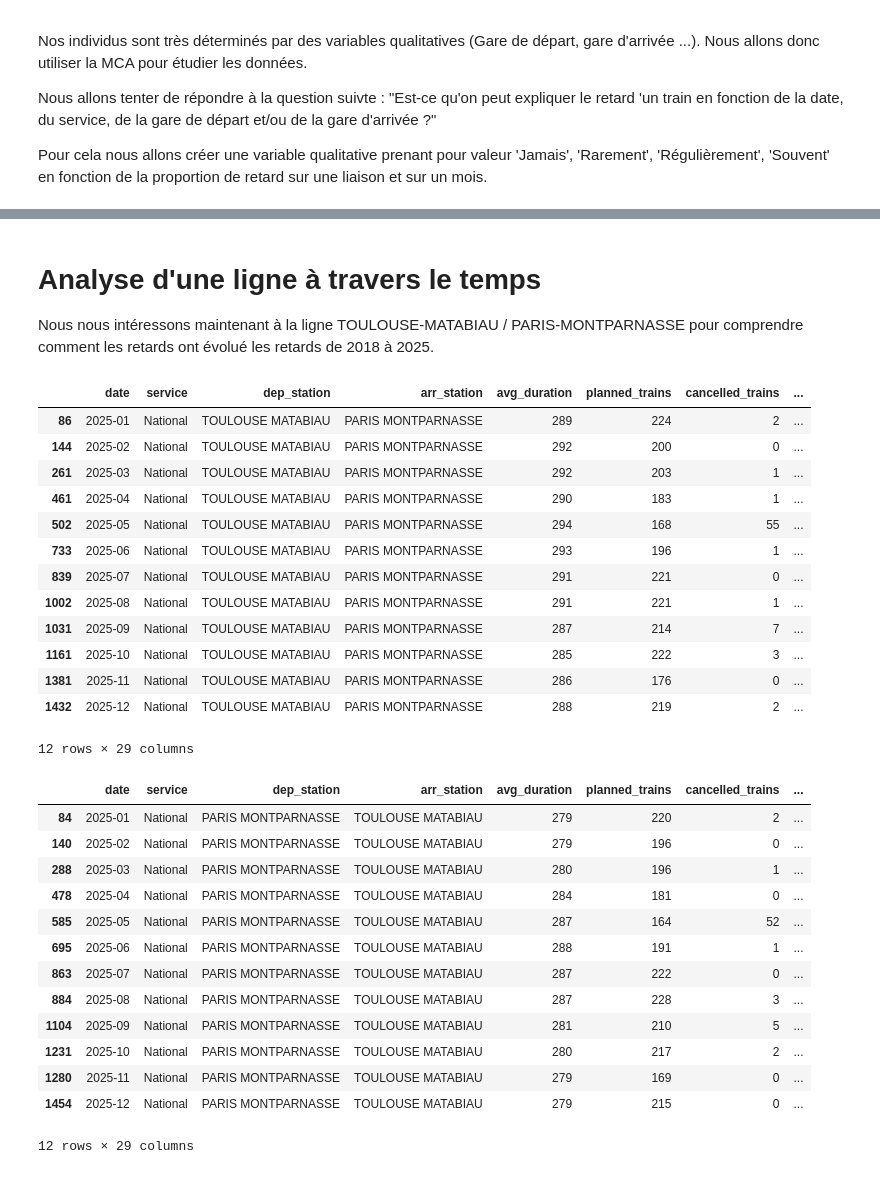
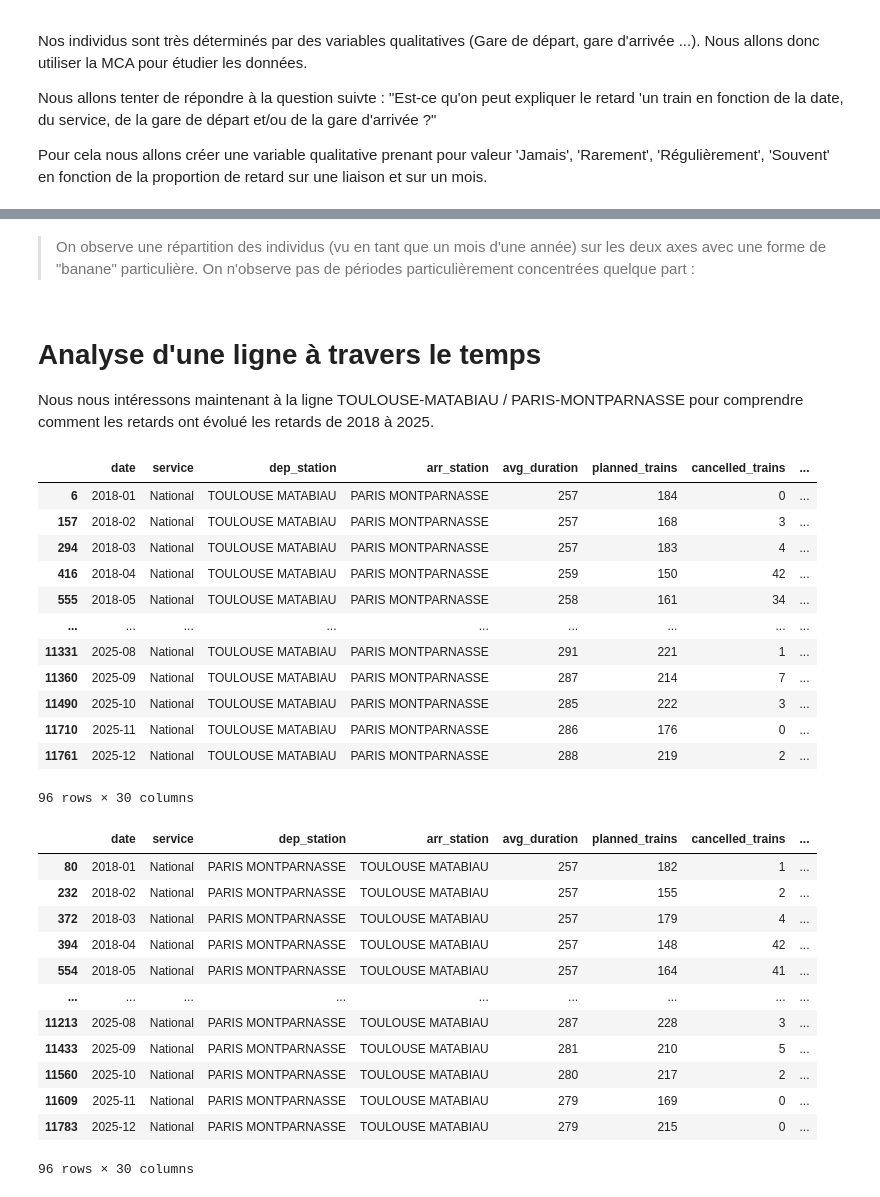
Before and after one commit to Clara-Lst/Projet_AD, a Jupyter notebook: AD-projet-python_FMA-Alex.ipynb, the cells around one changed output, grey strips where cells are left out. Cells and saved outputs as stored; diff of their text form; code cells hidden in the pictures.

Commit message:
AC sur les mois et années

```diff
--- a/AD-projet-python_FMA-Alex.ipynb
+++ b/AD-projet-python_FMA-Alex.ipynb
@@ -101,7 +101,7 @@ Chaque individu représente un mois, pour lesquels on observe 23 variables
 | 21 | pct_station | Pourcentage de retard pour causes... |
 | 22 | pct_passengers | Pourcentage de retard pour causes... |
 # %%
-data = pd.read_excel('regularite-mensuelle-tgv-aqst.ods',engine='odf')
+data = pd.read_excel('regularite-mensuelle-tgv-aqst_full.ods',engine='odf')
 data = data.rename(columns=short_names)
 
 
@@ -693,3 +521,5 @@ plt.show()
+# %% [markdown]
+> On observe une répartition des individus (vu en tant que un mois d'une année) sur les deux axes avec une forme de "banane" particulière. On n'observe pas de périodes particulièrement concentrées quelque part :
 # %% [markdown]
 # Analyse d'une ligne à travers le temps
 
@@ -697,44 +527,43 @@ Nous nous intéressons maintenant à la ligne TOULOUSE-MATABIAU / PARIS-MONTPARN
 # %%
 #FMA sur la ligne TOULOUSE-MATABIAU => PARIS-MONTPARNASSE au travers des années
 
 #tableau des individus contenant TOULOUSE-MATABIAU et PARIS-MONTPARNASSE
 toulouse_paris = data[
     ((data['dep_station'] == 'TOULOUSE MATABIAU') & (data['arr_station'] == 'PARIS MONTPARNASSE')) |
     ((data['dep_station'] == 'PARIS MONTPARNASSE') & (data['arr_station'] == 'TOULOUSE MATABIAU'))
 ]
+toulouse_paris['year'] = toulouse_paris['date'].str[:4]
 
 # Séparer par sens de circulation
 toulouse_to_paris = data[(data['dep_station'] == 'TOULOUSE MATABIAU') & (data['arr_station'] == 'PARIS MONTPARNASSE')]
 paris_to_toulouse = data[(data['dep_station'] == 'PARIS MONTPARNASSE') & (data['arr_station'] == 'TOULOUSE MATABIAU')]
 
 display(toulouse_to_paris)
 display(paris_to_toulouse)
 # %% [output]
 |  | date | service | dep_station | arr_station | avg_duration | planned_trains | cancelled_trains | ... |
-| 86 | 2025-01 | National | TOULOUSE MATABIAU | PARIS MONTPARNASSE | 289 | 224 | 2 | ... |
-| 144 | 2025-02 | National | TOULOUSE MATABIAU | PARIS MONTPARNASSE | 292 | 200 | 0 | ... |
-| 261 | 2025-03 | National | TOULOUSE MATABIAU | PARIS MONTPARNASSE | 292 | 203 | 1 | ... |
-| 461 | 2025-04 | National | TOULOUSE MATABIAU | PARIS MONTPARNASSE | 290 | 183 | 1 | ... |
-| 502 | 2025-05 | National | TOULOUSE MATABIAU | PARIS MONTPARNASSE | 294 | 168 | 55 | ... |
-| 733 | 2025-06 | National | TOULOUSE MATABIAU | PARIS MONTPARNASSE | 293 | 196 | 1 | ... |
-| 839 | 2025-07 | National | TOULOUSE MATABIAU | PARIS MONTPARNASSE | 291 | 221 | 0 | ... |
-| 1002 | 2025-08 | National | TOULOUSE MATABIAU | PARIS MONTPARNASSE | 291 | 221 | 1 | ... |
-| 1031 | 2025-09 | National | TOULOUSE MATABIAU | PARIS MONTPARNASSE | 287 | 214 | 7 | ... |
-| 1161 | 2025-10 | National | TOULOUSE MATABIAU | PARIS MONTPARNASSE | 285 | 222 | 3 | ... |
-| 1381 | 2025-11 | National | TOULOUSE MATABIAU | PARIS MONTPARNASSE | 286 | 176 | 0 | ... |
-| 1432 | 2025-12 | National | TOULOUSE MATABIAU | PARIS MONTPARNASSE | 288 | 219 | 2 | ... |
+| 6 | 2018-01 | National | TOULOUSE MATABIAU | PARIS MONTPARNASSE | 257 | 184 | 0 | ... |
+| 157 | 2018-02 | National | TOULOUSE MATABIAU | PARIS MONTPARNASSE | 257 | 168 | 3 | ... |
+| 294 | 2018-03 | National | TOULOUSE MATABIAU | PARIS MONTPARNASSE | 257 | 183 | 4 | ... |
+| 416 | 2018-04 | National | TOULOUSE MATABIAU | PARIS MONTPARNASSE | 259 | 150 | 42 | ... |
+| 555 | 2018-05 | National | TOULOUSE MATABIAU | PARIS MONTPARNASSE | 258 | 161 | 34 | ... |
+| ... | ... | ... | ... | ... | ... | ... | ... | ... |
+| 11331 | 2025-08 | National | TOULOUSE MATABIAU | PARIS MONTPARNASSE | 291 | 221 | 1 | ... |
+| 11360 | 2025-09 | National | TOULOUSE MATABIAU | PARIS MONTPARNASSE | 287 | 214 | 7 | ... |
+| 11490 | 2025-10 | National | TOULOUSE MATABIAU | PARIS MONTPARNASSE | 285 | 222 | 3 | ... |
+| 11710 | 2025-11 | National | TOULOUSE MATABIAU | PARIS MONTPARNASSE | 286 | 176 | 0 | ... |
+| 11761 | 2025-12 | National | TOULOUSE MATABIAU | PARIS MONTPARNASSE | 288 | 219 | 2 | ... |
-12 rows × 29 columns
+96 rows × 30 columns
 |  | date | service | dep_station | arr_station | avg_duration | planned_trains | cancelled_trains | ... |
-| 84 | 2025-01 | National | PARIS MONTPARNASSE | TOULOUSE MATABIAU | 279 | 220 | 2 | ... |
-| 140 | 2025-02 | National | PARIS MONTPARNASSE | TOULOUSE MATABIAU | 279 | 196 | 0 | ... |
-| 288 | 2025-03 | National | PARIS MONTPARNASSE | TOULOUSE MATABIAU | 280 | 196 | 1 | ... |
-| 478 | 2025-04 | National | PARIS MONTPARNASSE | TOULOUSE MATABIAU | 284 | 181 | 0 | ... |
-| 585 | 2025-05 | National | PARIS MONTPARNASSE | TOULOUSE MATABIAU | 287 | 164 | 52 | ... |
-| 695 | 2025-06 | National | PARIS MONTPARNASSE | TOULOUSE MATABIAU | 288 | 191 | 1 | ... |
-| 863 | 2025-07 | National | PARIS MONTPARNASSE | TOULOUSE MATABIAU | 287 | 222 | 0 | ... |
-| 884 | 2025-08 | National | PARIS MONTPARNASSE | TOULOUSE MATABIAU | 287 | 228 | 3 | ... |
-| 1104 | 2025-09 | National | PARIS MONTPARNASSE | TOULOUSE MATABIAU | 281 | 210 | 5 | ... |
-| 1231 | 2025-10 | National | PARIS MONTPARNASSE | TOULOUSE MATABIAU | 280 | 217 | 2 | ... |
-| 1280 | 2025-11 | National | PARIS MONTPARNASSE | TOULOUSE MATABIAU | 279 | 169 | 0 | ... |
-| 1454 | 2025-12 | National | PARIS MONTPARNASSE | TOULOUSE MATABIAU | 279 | 215 | 0 | ... |
+| 80 | 2018-01 | National | PARIS MONTPARNASSE | TOULOUSE MATABIAU | 257 | 182 | 1 | ... |
+| 232 | 2018-02 | National | PARIS MONTPARNASSE | TOULOUSE MATABIAU | 257 | 155 | 2 | ... |
+| 372 | 2018-03 | National | PARIS MONTPARNASSE | TOULOUSE MATABIAU | 257 | 179 | 4 | ... |
+| 394 | 2018-04 | National | PARIS MONTPARNASSE | TOULOUSE MATABIAU | 257 | 148 | 42 | ... |
+| 554 | 2018-05 | National | PARIS MONTPARNASSE | TOULOUSE MATABIAU | 257 | 164 | 41 | ... |
+| ... | ... | ... | ... | ... | ... | ... | ... | ... |
+| 11213 | 2025-08 | National | PARIS MONTPARNASSE | TOULOUSE MATABIAU | 287 | 228 | 3 | ... |
+| 11433 | 2025-09 | National | PARIS MONTPARNASSE | TOULOUSE MATABIAU | 281 | 210 | 5 | ... |
+| 11560 | 2025-10 | National | PARIS MONTPARNASSE | TOULOUSE MATABIAU | 280 | 217 | 2 | ... |
+| 11609 | 2025-11 | National | PARIS MONTPARNASSE | TOULOUSE MATABIAU | 279 | 169 | 0 | ... |
+| 11783 | 2025-12 | National | PARIS MONTPARNASSE | TOULOUSE MATABIAU | 279 | 215 | 0 | ... |
-12 rows × 29 columns
+96 rows × 30 columns
```
Also changed, not shown: parts of 54 cells of this notebook.
